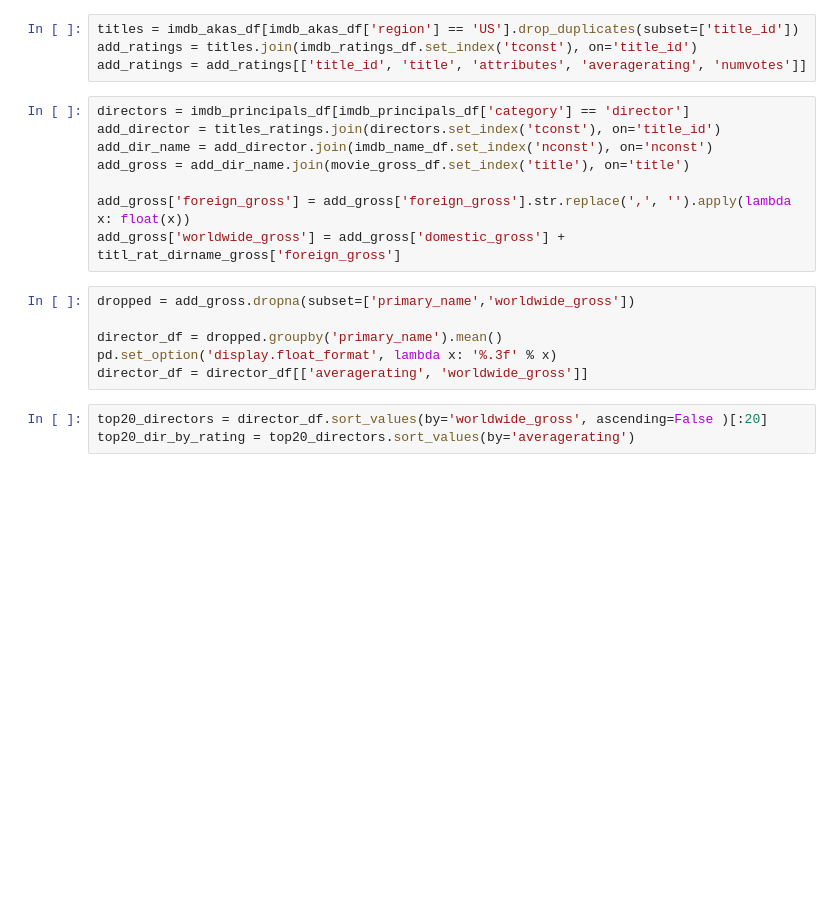
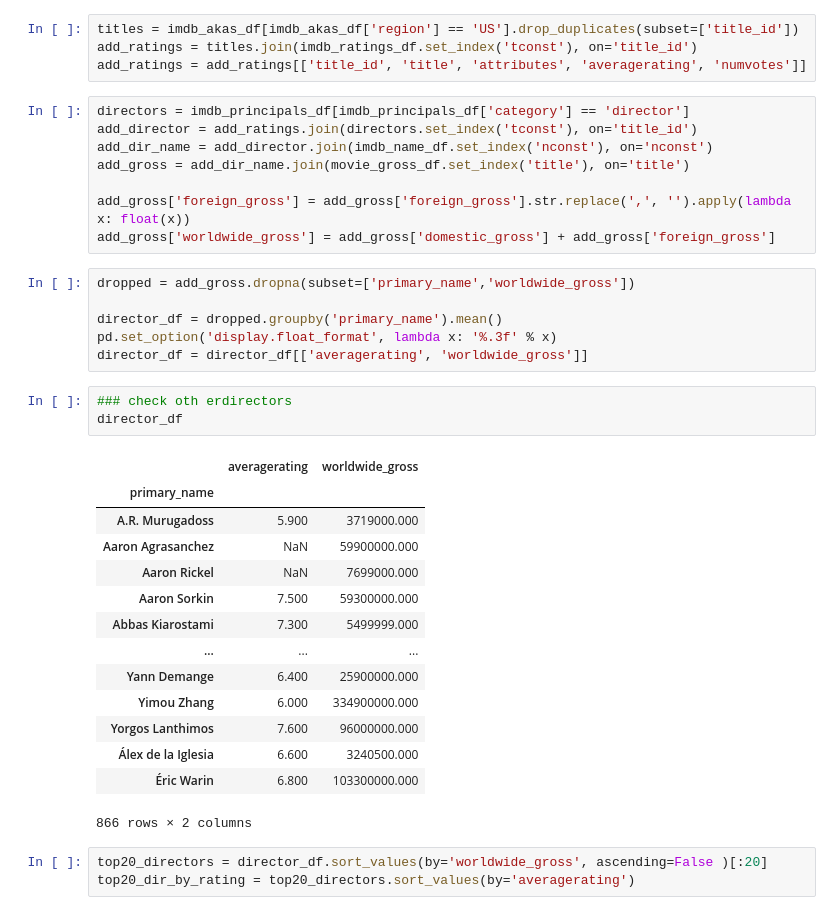
Before and after one commit to zach-hanly/microsoft_movie_project, a Jupyter notebook: zach/eda_final.ipynb, the cells around one changed output. Drawn from its saved outputs; the diff is of its cells as text; blank space fills up the shorter version.

```diff
--- a/zach/eda_final.ipynb
+++ b/zach/eda_final.ipynb
@@ -17,18 +17,36 @@ add_ratings = titles.join(imdb_ratings_df.set_index('tconst'), on='title_id')
 add_ratings = add_ratings[['title_id', 'title', 'attributes', 'averagerating', 'numvotes']]
 # %%
 directors = imdb_principals_df[imdb_principals_df['category'] == 'director']
-add_director = titles_ratings.join(directors.set_index('tconst'), on='title_id')
+add_director = add_ratings.join(directors.set_index('tconst'), on='title_id')
 add_dir_name = add_director.join(imdb_name_df.set_index('nconst'), on='nconst')
 add_gross = add_dir_name.join(movie_gross_df.set_index('title'), on='title')
 
 add_gross['foreign_gross'] = add_gross['foreign_gross'].str.replace(',', '').apply(lambda x: float(x))
-add_gross['worldwide_gross'] = add_gross['domestic_gross'] + titl_rat_dirname_gross['foreign_gross']
+add_gross['worldwide_gross'] = add_gross['domestic_gross'] + add_gross['foreign_gross']
 # %%
 dropped = add_gross.dropna(subset=['primary_name','worldwide_gross'])
 
 director_df = dropped.groupby('primary_name').mean()
 pd.set_option('display.float_format', lambda x: '%.3f' % x)
 director_df = director_df[['averagerating', 'worldwide_gross']]
+# %%
+### check oth erdirectors
+director_df
+# %% [output]
+|  | averagerating | worldwide_gross |
+| primary_name |  |  |
+| A.R. Murugadoss | 5.900 | 3719000.000 |
+| Aaron Agrasanchez | NaN | 59900000.000 |
+| Aaron Rickel | NaN | 7699000.000 |
+| Aaron Sorkin | 7.500 | 59300000.000 |
+| Abbas Kiarostami | 7.300 | 5499999.000 |
+| ... | ... | ... |
+| Yann Demange | 6.400 | 25900000.000 |
+| Yimou Zhang | 6.000 | 334900000.000 |
+| Yorgos Lanthimos | 7.600 | 96000000.000 |
+| Álex de la Iglesia | 6.600 | 3240500.000 |
+| Éric Warin | 6.800 | 103300000.000 |
+866 rows × 2 columns
 # %%
 top20_directors = director_df.sort_values(by='worldwide_gross', ascending=False )[:20]
 top20_dir_by_rating = top20_directors.sort_values(by='averagerating')
```
Also changed, not shown: parts of 2 cells of this notebook, 1 other file.
